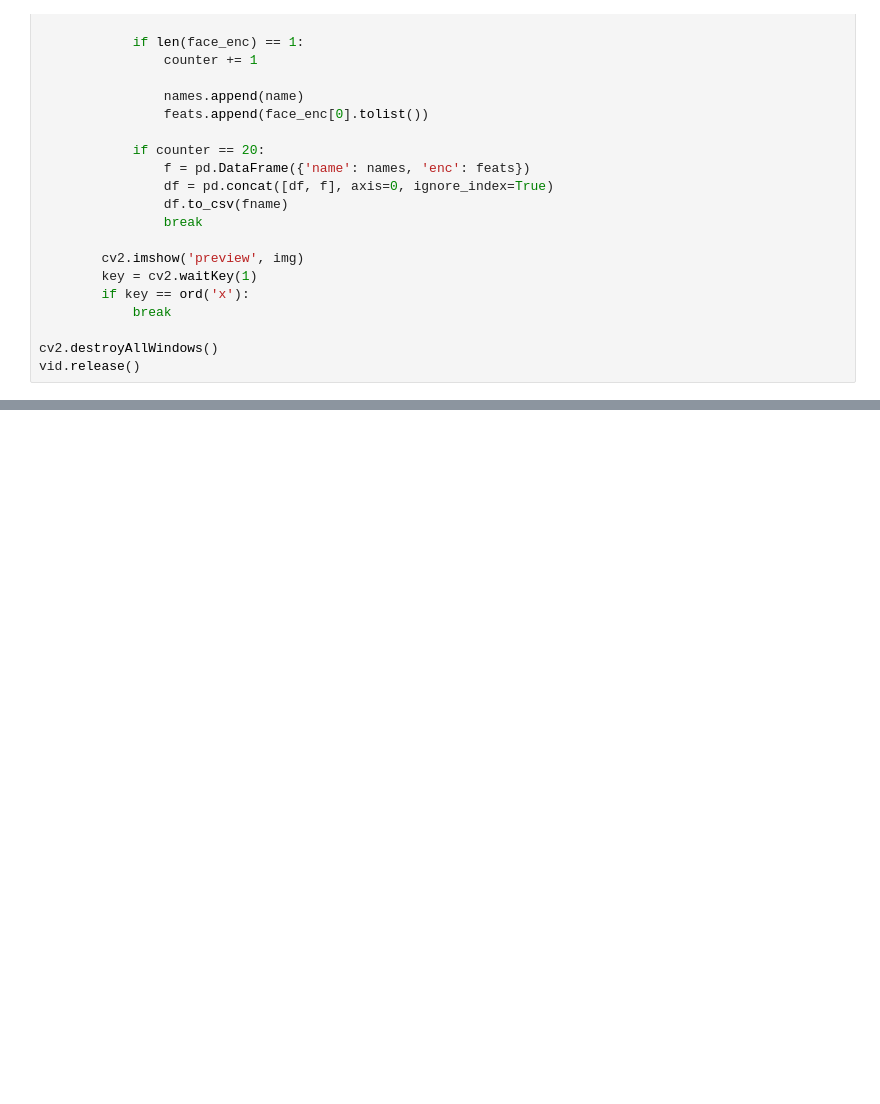
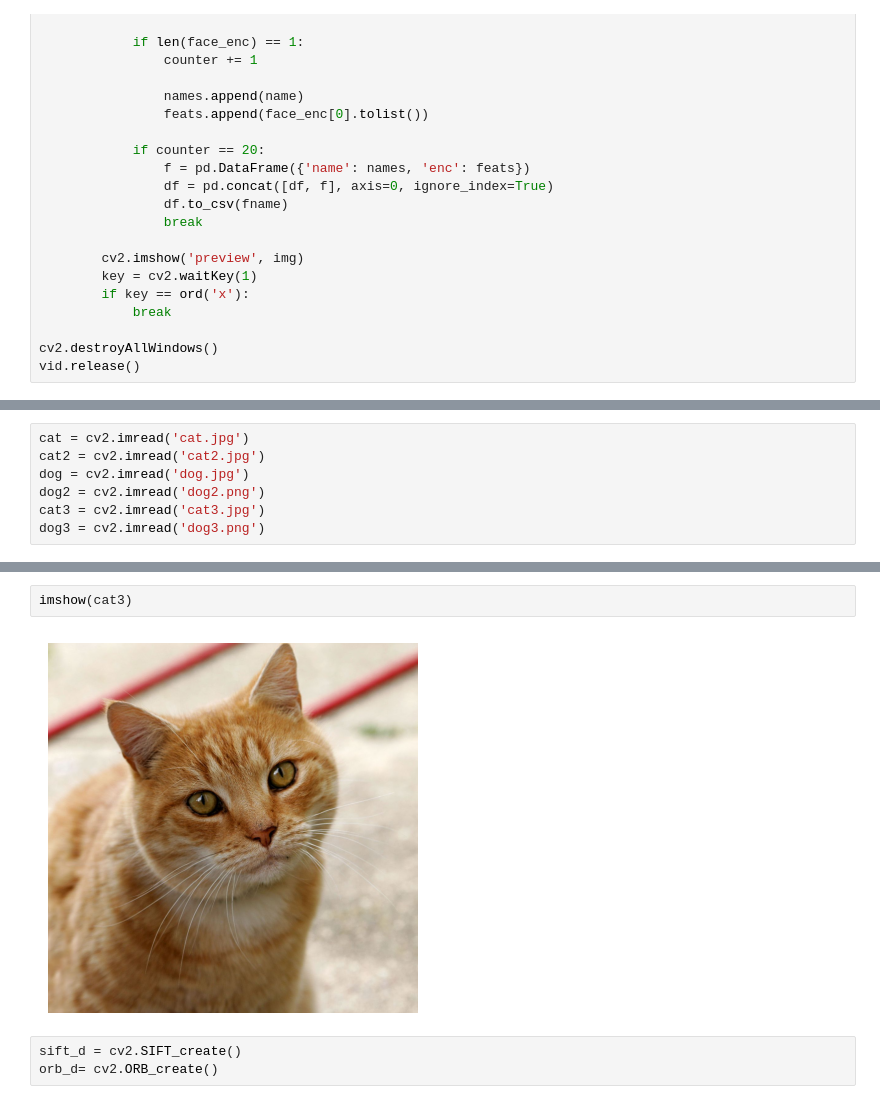
Before and after one commit to mark5o/boy, a Jupyter notebook: Untitled-1.ipynb, the cells around one changed output, grey strips where cells are left out. Drawn from its saved outputs; the diff is of its cells as text; blank space fills up the shorter version.

```diff
--- a/Untitled-1.ipynb
+++ b/Untitled-1.ipynb
@@ -709,0 +809,7 @@ vid.release()
+# %%
+cat = cv2.imread('cat.jpg')
+cat2 = cv2.imread('cat2.jpg')
+dog = cv2.imread('dog.jpg')
+dog2 = cv2.imread('dog2.png')
+cat3 = cv2.imread('cat3.jpg')
+dog3 = cv2.imread('dog3.png')
@@ -709,0 +820,7 @@ vid.release()
+# %%
+imshow(cat3)
+# %% [output]
+[figure, added]
+# %%
+sift_d = cv2.SIFT_create()
+orb_d= cv2.ORB_create()
```
Also changed, not shown: parts of 35 cells of this notebook, 25 other files.
